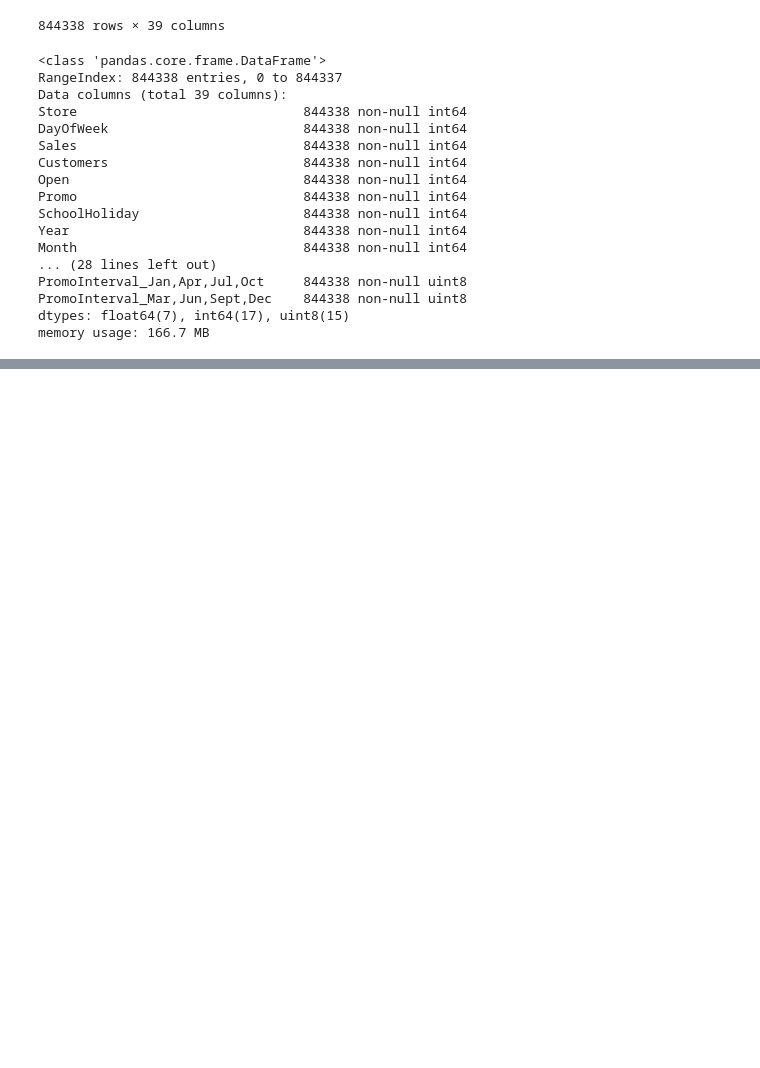
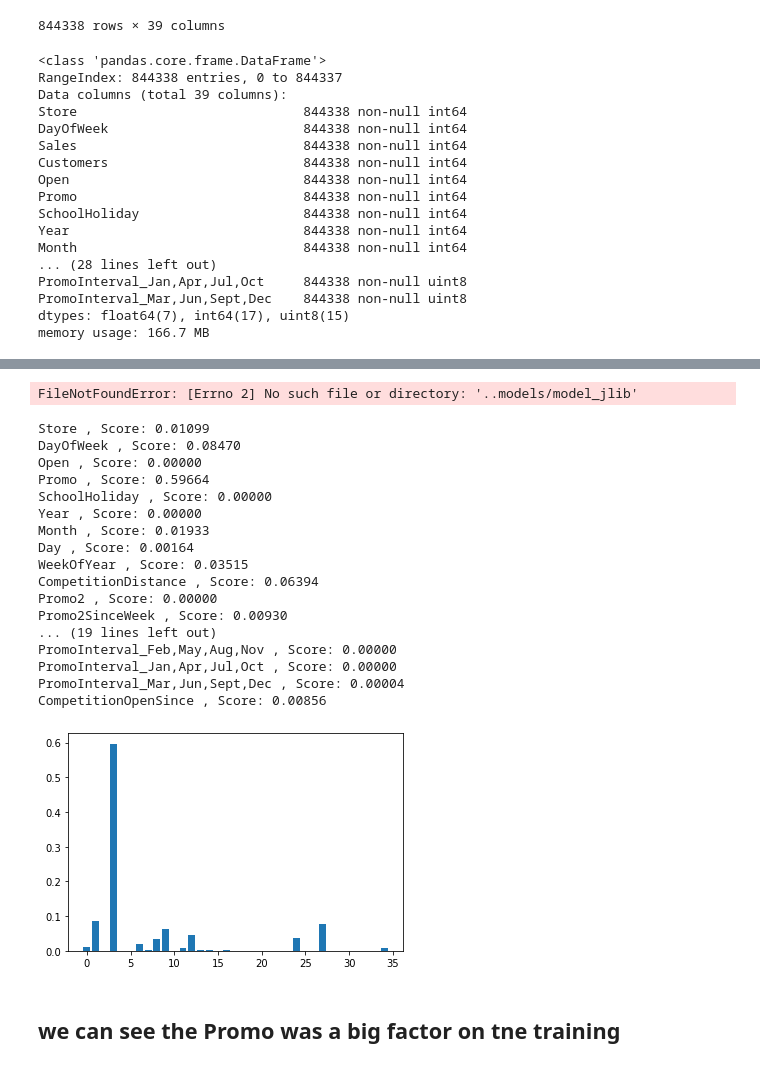
Before and after one commit to sam23121/Pharmaceutical_Sales_prediction, a Jupyter notebook: notebooks/preprocessing.ipynb, the cells around one changed output, grey strips where cells are left out. Saved outputs shown, nothing was run; the diff lists cells and outputs as text; code cells hidden in the pictures; blank space fills up the shorter version.

Commit message:
adding model

```diff
--- a/notebooks/preprocessing.ipynb
+++ b/notebooks/preprocessing.ipynb
@@ -316,0 +359,5 @@ memory usage: 166.7 MB
+# %%
+# merging same columns together that has no impact on training
+train_store['CompetitionOpenSince'] = np.where((train_store['CompetitionOpenSinceMonth']==0) & (train_store['CompetitionOpenSinceYear']==0) ,
+                                        0,(train_store.Month - train_store.CompetitionOpenSinceMonth) +
+                                       (12 * (train_store.Year - train_store.CompetitionOpenSinceYear)) )
@@ -316,0 +387,5 @@ memory usage: 166.7 MB
+# %%
+features = train_store.drop(['Customers', 'Sales', 'SalePerCustomer'], axis = 1)
+col_name = features.columns.tolist()
+targets=np.log(train_store.Sales)
+col_name
@@ -316,0 +410,3 @@ memory usage: 166.7 MB
+# %%
+X_train, X_train_test, y_train, y_train_test = train_test_split(features, targets, test_size=0.20, shuffle=False)
+print ("Training and testing split was successful.")
@@ -317,7 +417,17 @@ memory usage: 166.7 MB
 # %%
-from sklearn.preprocessing import StandardScaler
-std_scaler = StandardScaler()
-df_scaled = std_scaler.fit_transform(train_store)
-df_scaled = pd.DataFrame(df_scaled)
-df_scaled
+# bulid a pipeline
+model_pipeline = Pipeline(steps=[('scaler', StandardScaler()), ('model', RandomForestRegressor(n_estimators=10,
+                             criterion='mse',
+                             max_depth=5,
+                             min_samples_split=2,
+                             min_samples_leaf=1,
+                            ))])
+model_pipeline.fit(X_train, y_train)
+
+
+
+# std_scaler = StandardScaler()
+# df_scaled = std_scaler.fit_transform(train_store)
+# df_scaled = pd.DataFrame(df_scaled)
+# df_scaled
 # %% [output]
@@ -337,2 +469,39 @@ df_scaled
+# %%
+# Pickle to serialize and deserialize
+# import Pickle
+# pickle.dump(model, open('..models/model.pkl', 'wb'))# reconstructed = pickle.loads(pickled_model)
+from sklearn.externals import joblib
+joblib.dump(model_pipeline , '..models/model_jlib')
+# %% [output]
+FileNotFoundError: [Errno 2] No such file or directory: '..models/model_jlib'
+# %%
+importance = model_pipeline.named_steps["model"].feature_importances_
+# summarize feature importance
+for i,v in enumerate(importance):
+	print(col_name[i], ', Score: %.5f' % (v))
+# plot feature importance
+plt.bar([x for x in range(len(importance))], importance)
+plt.show()
+# %% [output]
+Store , Score: 0.01099
+DayOfWeek , Score: 0.08470
+Open , Score: 0.00000
+Promo , Score: 0.59664
+SchoolHoliday , Score: 0.00000
+Year , Score: 0.00000
+Month , Score: 0.01933
+Day , Score: 0.00164
+WeekOfYear , Score: 0.03515
+CompetitionDistance , Score: 0.06394
+Promo2 , Score: 0.00000
+Promo2SinceWeek , Score: 0.00930
+... (19 lines left out)
+PromoInterval_Feb,May,Aug,Nov , Score: 0.00000
+PromoInterval_Jan,Apr,Jul,Oct , Score: 0.00000
+PromoInterval_Mar,Jun,Sept,Dec , Score: 0.00004
+CompetitionOpenSince , Score: 0.00856
+[figure, added]
+# %% [markdown]
+## we can see the Promo was a big factor on tne training
 # %%
 df_scaled.to_csv('../data/scaled_data.csv')
```
Also changed, not shown: parts of 20 cells of this notebook, 2 other files.
